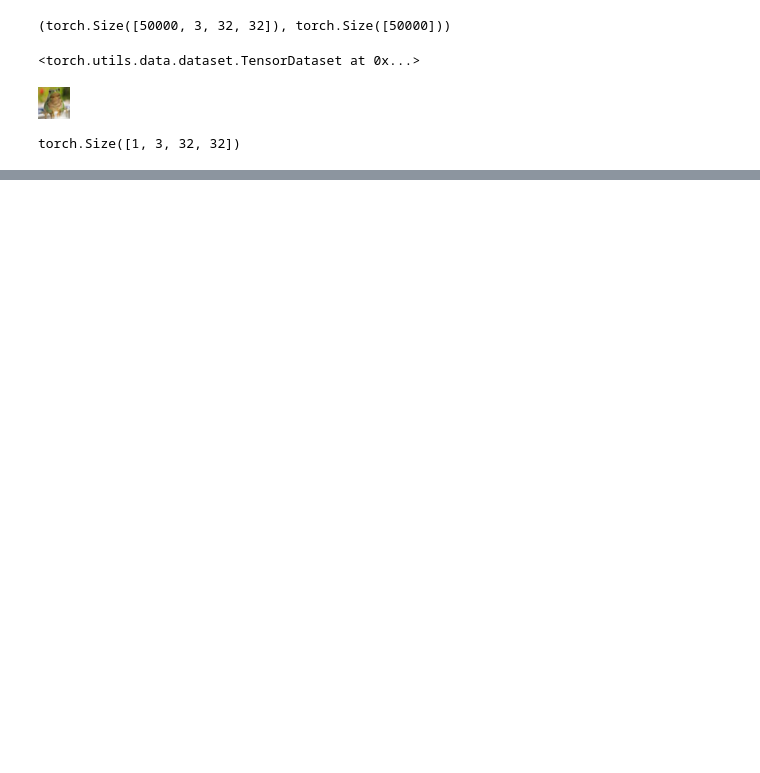
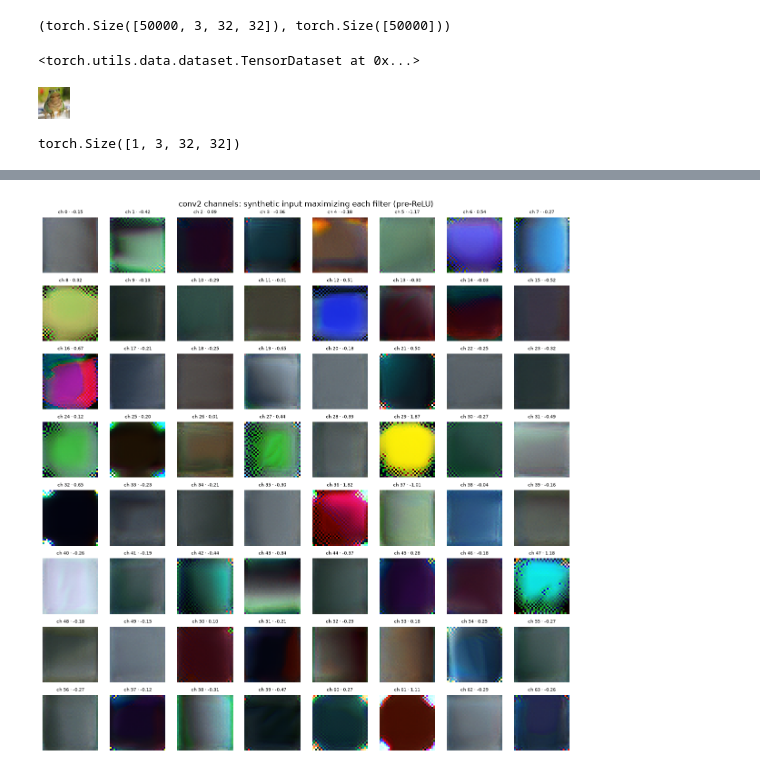
Before and after one commit to AlexZXu/data-science-learning, a Jupyter notebook: cnns/cnn-test.ipynb, the cells around one changed output, grey strips where cells are left out. Cells and saved outputs as stored; diff of their text form; code cells hidden in the pictures; blank space fills up the shorter version.

Commit message:
feature-visualization-cnn

```diff
--- a/cnns/cnn-test.ipynb
+++ b/cnns/cnn-test.ipynb
@@ -156,0 +183,18 @@ Epoch 21: loss=1.1786, accuracy=57.82%
+# %%
+# Target the PRE-ReLU output of conv2, not the post-ReLU one.
+#
+# model[0] is feature_extractor: [Conv1, ReLU, Conv2, ReLU, MaxPool]
+#   [:3] -> Conv1, ReLU, Conv2         (raw conv2 response)
+#   [:4] -> ...plus ReLU               (what the previous version used)
+#
+# Post-ReLU is a trap: a channel whose response to the starting noise is
+# negative everywhere outputs exactly 0 everywhere, so its gradient is 0
+# everywhere and the image can never move. Pre-ReLU always has gradient, and it
+# also lets the optimizer see what the filter *dislikes*, which sharpens the
+# pattern it converges on.
+target_layer = model[0][:3]
+
+# Receptive field: 3x3 stacked on 3x3 means one conv2 unit sees a 5x5 pixel
+# patch. The honest answer to "what is this filter looking for" is therefore a
+# 5x5 texture -- on a 32x32 canvas expect that texture tiled, not an object.
+target_layer
@@ -156,0 +303,57 @@ Epoch 21: loss=1.1786, accuracy=57.82%
+# %%
+# Optimize all 64 conv2 channels at once instead of one target_channel at a
+# time. Batch element i is the image built for channel i; a conv never mixes
+# information across the batch dimension, so these 64 optimizations are exactly
+# as independent as 64 separate runs, for the price of one.
+n_channels = target_layer[-1].out_channels
+channel_idx = torch.arange(n_channels, device=device)
+
+# padding=1 on both convs means activations within 2 px of the edge saw zero
+# padding rather than image. Drop that rim so the objective is only fed units
+# whose 5x5 receptive field is real content.
+BORDER = 3
+STEPS = 512
+
+spectrum = make_spectrum(n_channels)
+optimizer = torch.optim.Adam([spectrum], lr=0.05)
+
+for step in range(STEPS):
+    optimizer.zero_grad()
+
+    images = spectrum_to_image(spectrum)
+    acts = target_layer(random_transform(images))  # [64, 64, 32, 32]
+
+    # acts[i, i] -> the response of channel i on the image built for channel i.
+    picked = acts[channel_idx, channel_idx][:, BORDER:-BORDER, BORDER:-BORDER]
+    objective = picked.mean(dim=(1, 2))
+
+    # Optimizers minimize; sum is fine because the terms don't interact.
+    (-objective.sum()).backward()
+    optimizer.step()
+
+    if step % 100 == 0:
+        print(f"step {step:>4}: mean activation = {objective.mean().item():.4f}")
+
+# Score the final images untransformed, so the number reported is the activation
+# of the picture actually being displayed.
+with torch.no_grad():
+    final_images = spectrum_to_image(spectrum)
+    final_score = (
+        target_layer(final_images)[channel_idx, channel_idx][
+            :, BORDER:-BORDER, BORDER:-BORDER
+        ]
+        .mean(dim=(1, 2))
+        .cpu()
+    )
+final_images = final_images.cpu()
+
+fig, axes = plt.subplots(8, 8, figsize=(12, 12.5))
+for i, ax in enumerate(axes.flat):
+    ax.imshow(final_images[i].permute(1, 2, 0).numpy())
+    ax.set_title(f"ch {i} · {final_score[i]:.2f}", fontsize=7)
+    ax.axis("off")
+
+fig.suptitle("conv2 channels: synthetic input maximizing each filter (pre-ReLU)")
+fig.tight_layout()
+plt.show()
+# %% [output]
@@ -156,0 +366 @@ Epoch 21: loss=1.1786, accuracy=57.82%
+[figure, added]
```
Also changed, not shown: parts of 10 cells of this notebook.
